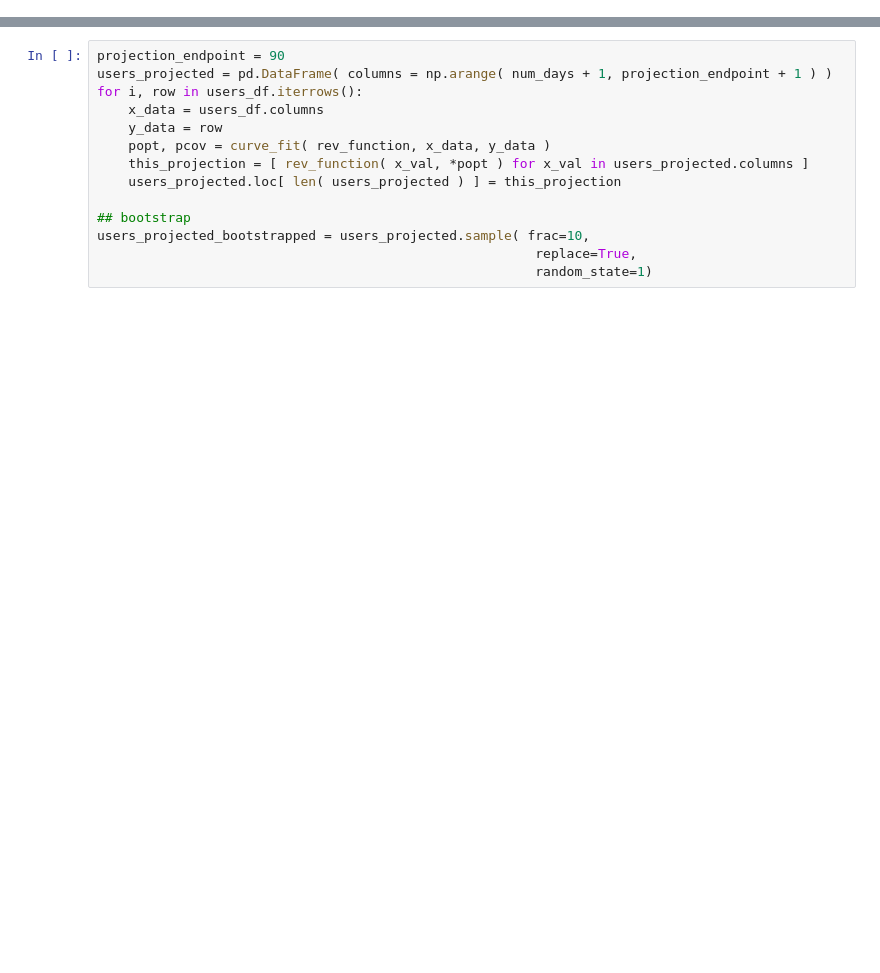
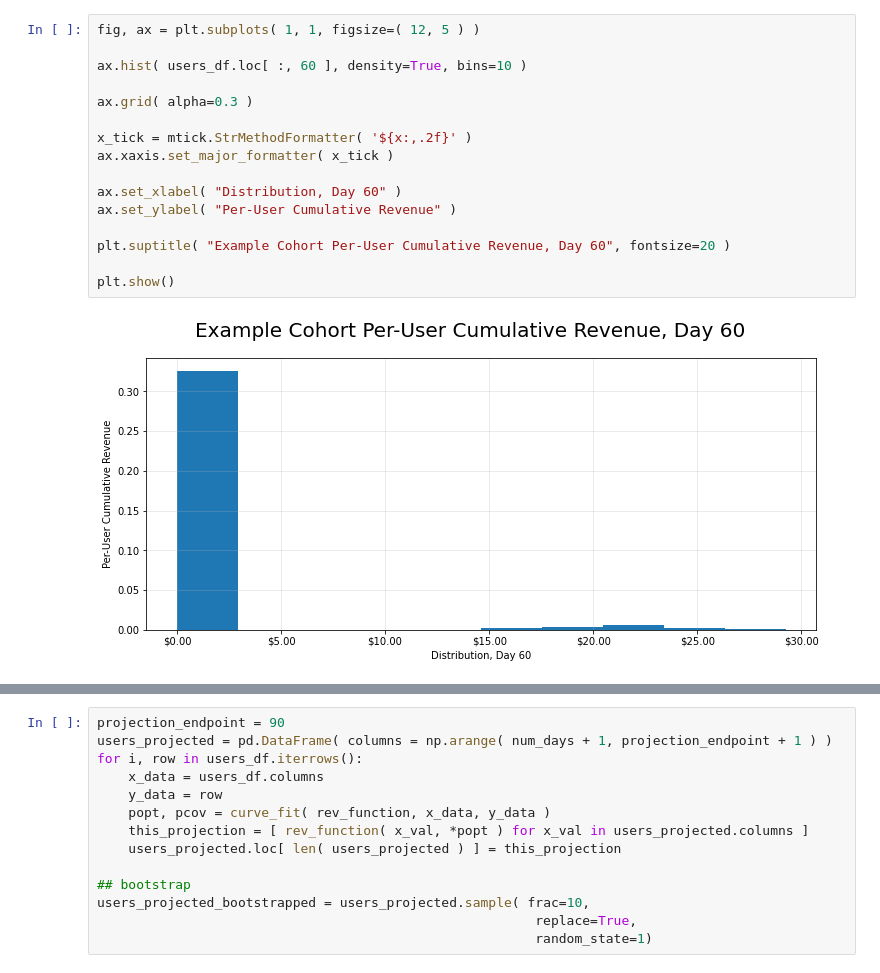
Before and after one commit to ESeufert/MDM_POSTS, a Jupyter notebook: POSTS/bootstrap_ltv/notebook.ipynb, the cells around one changed output, grey strips where cells are left out. Saved outputs shown, nothing was run; the diff lists cells and outputs as text; blank space fills up the shorter version.

```diff
--- a/POSTS/bootstrap_ltv/notebook.ipynb
+++ b/POSTS/bootstrap_ltv/notebook.ipynb
@@ -49,0 +103,18 @@ popt, pcov = curve_fit( rev_function, x_data, y_data )
+# %%
+fig, ax = plt.subplots( 1, 1, figsize=( 12, 5 ) )
+
+ax.hist( users_df.loc[ :, 60 ], density=True, bins=10 )
+
+ax.grid( alpha=0.3 )
+
+x_tick = mtick.StrMethodFormatter( '${x:,.2f}' )
+ax.xaxis.set_major_formatter( x_tick )
+
+ax.set_xlabel( "Distribution, Day 60" )
+ax.set_ylabel( "Per-User Cumulative Revenue" )
+
+plt.suptitle( "Example Cohort Per-User Cumulative Revenue, Day 60", fontsize=20 )
+
+plt.show()
+# %% [output]
+[figure, added]
```
Also changed, not shown: parts of 6 cells of this notebook.
